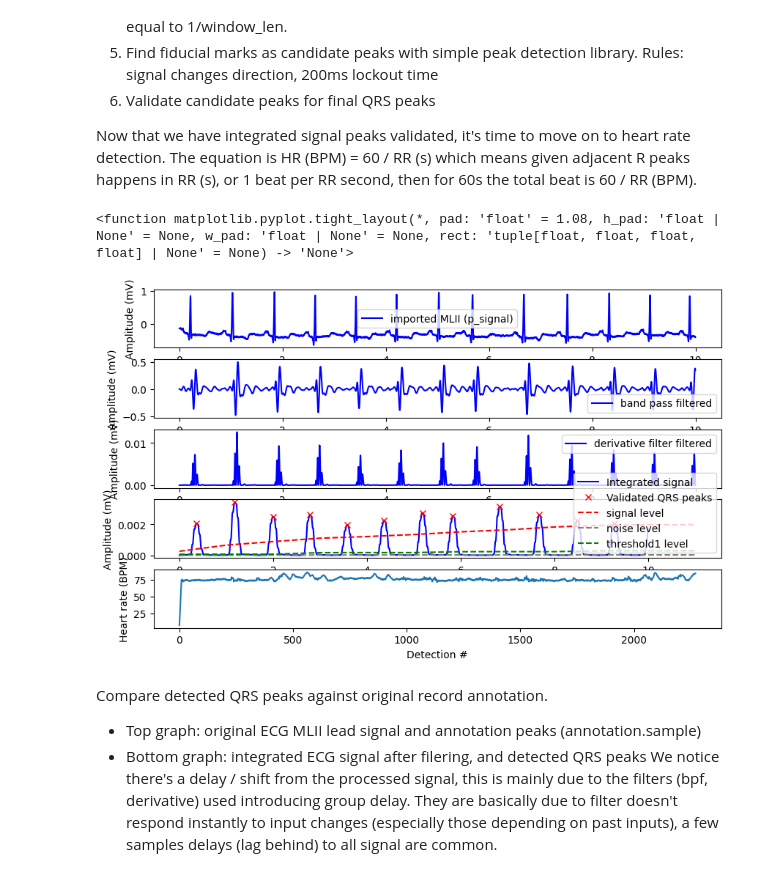
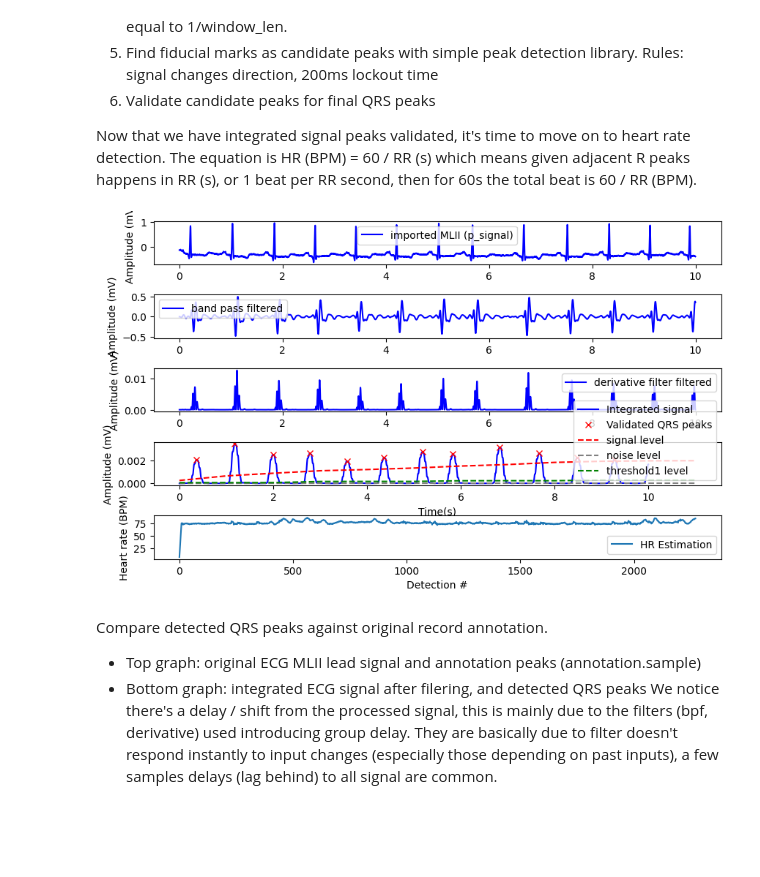
Before and after one commit to x-mengao/ecg_detection, a Jupyter notebook: notebooks/01_qrs_detection.ipynb, the cells around one changed output. Saved outputs shown, nothing was run; the diff lists cells and outputs as text; code cells hidden in the pictures; blank space fills up the shorter version.

```diff
--- a/notebooks/01_qrs_detection.ipynb
+++ b/notebooks/01_qrs_detection.ipynb
@@ -79,9 +79,9 @@ raw_adc_V5 = raw_adc[:,1]
 conv_signal_MLII = (raw_adc_MLII - record.baseline[0])/record.adc_gain[0]
 conv_signal_V5 = (raw_adc_V5 - record.baseline[1])/record.adc_gain[1]
 
-def timeSeries_subplot_labels(ax_idx):
-    ax_idx.set_xlabel('Time(s)')
-    ax_idx.set_ylabel('Amplitude (mV)')
+def timeSeries_subplot_labels(ax_idx, xaxis_label='Time(s)', yaxis_label='Amplitude (mV)'):
+    ax_idx.set_xlabel(xaxis_label)
+    ax_idx.set_ylabel(yaxis_label)
     ax_idx.legend()
 
 fig, ax = plt.subplots(2, 1, figsize=(10, 6))
@@ -162,41 +162,40 @@ for i in peaks_candidate:
     threshold1 = noise_level + 0.25 * (signal_level - noise_level)
     threshold2 = 0.5 * threshold1
     threshold_lvl.append(threshold1)
 
 peaks_qrs = np.array(peaks_qrs)
 peaks_qrs_sec = peaks_qrs[peaks_qrs <= sig_length]
 # peaks_qrs_sec = [i for i in peaks_qrs if i <= sig_length]     # works when peaks_qrs is a list, not numpy array
 
 # Heart rate estimation
 RR_interval = np.diff(peaks_qrs)    # Peak indicies difference are sampes quantifying intervals between adjacent RR-intervals
 HR_est = 60 / (RR_interval / fs)
 # Apply a moving average to HR estimation to smooth results
 window_len = 10           # 150ms window
 b4 = np.ones(window_len)/window_len     # Moving average filter coefficients are 1/win_len
 a4 = 1                                  # No feedback
 HR_est_smoothed = lfilter(b4, a4, HR_est)
 
 # Plotting pre-processed signals and heart rate
 fig, ax = plt.subplots(5, 1, figsize=(10, 6))
 ax[0].plot(time, signal_MLII[:sig_length], color='blue',label='imported MLII (p_signal)')
-timeSeries_subplot_labels(ax[0])
+timeSeries_subplot_labels(ax[0],xaxis_label=None)
 ax[1].plot(time, signal_MLII_bpf_filtered[:sig_length], color='blue',label='band pass filtered')
-timeSeries_subplot_labels(ax[1])
+timeSeries_subplot_labels(ax[1],xaxis_label=None)
 ax[2].plot(time, signal_MLII_deriv_filtered[:sig_length], color='blue',label='derivative filter filtered')
-timeSeries_subplot_labels(ax[2])
+timeSeries_subplot_labels(ax[2],xaxis_label=None)
 ax[3].plot(time, signal_MLII_integrated[:sig_length], color='blue',label='Integrated signal')
 ax[3].plot(time[peaks_qrs_sec], signal_MLII_integrated[peaks_qrs_sec], "x", color='red', label='Validated QRS peaks')
 ax[3].plot(signal_lvl[:len(peaks_qrs_sec)], linestyle='dashed', color='red', label='signal level')
 ax[3].plot(noise_lvl[:len(peaks_qrs_sec)], linestyle='dashed', color='grey', label='noise level')
 ax[3].plot(threshold_lvl[:len(peaks_qrs_sec)], linestyle='dashed', color='green', label='threshold1 level')
 timeSeries_subplot_labels(ax[3])
 ax[4].plot(HR_est_smoothed, label='HR Estimation')
-ax[4].set_xlabel('Detection #')
-ax[4].set_ylabel('Heart rate (BPM)')
-plt.tight_layout
+timeSeries_subplot_labels(ax[4], xaxis_label='Detection #', yaxis_label='Heart rate (BPM)')
+plt.subplots_adjust(hspace=0.7)
+# plt.tight_layout()
 # %% [output]
-<function matplotlib.pyplot.tight_layout(*, pad: 'float' = 1.08, h_pad: 'float | None' = None, w_pad: 'float | None' = None, rect: 'tuple[float, float, float, float] | None' = None) -> 'None'>
-[figure, old version]
+[figure, new version]
 # %% [markdown]
 Compare detected QRS peaks against original record annotation.
 - Top graph: original ECG MLII lead signal and annotation peaks (annotation.sample)
```
Also changed, not shown: parts of 1 cell of this notebook, 1 other file.
